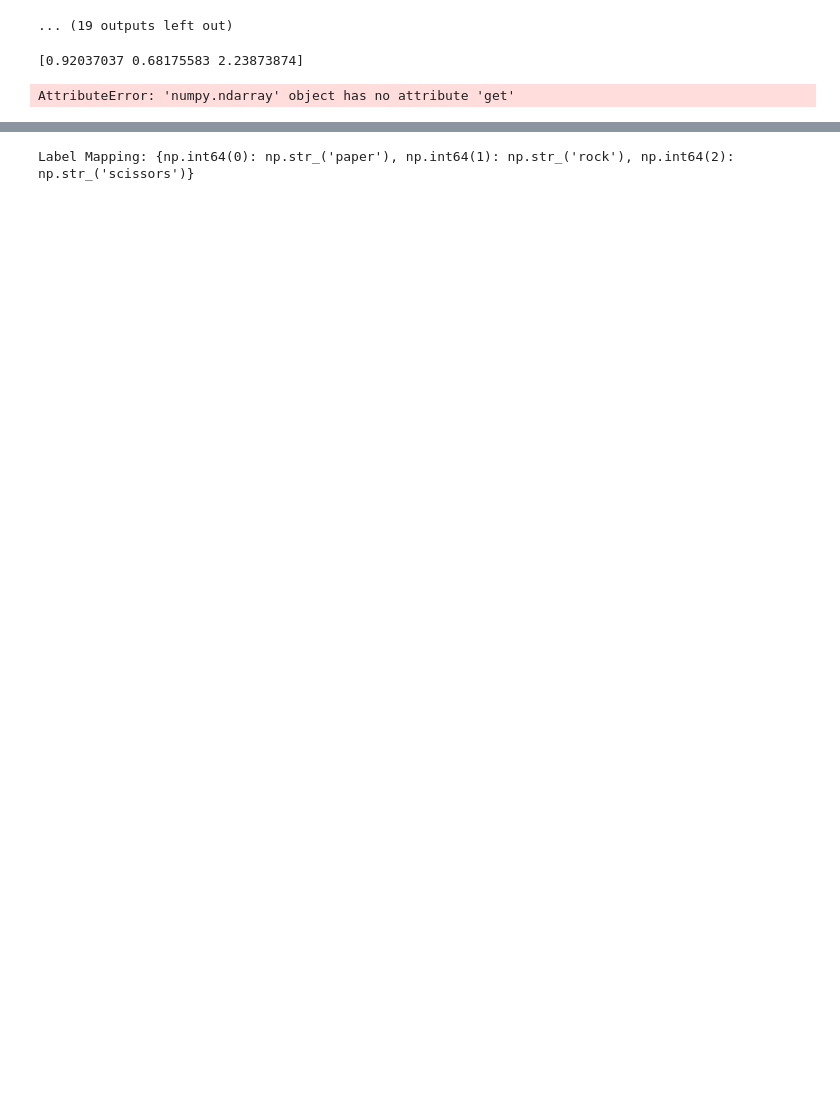
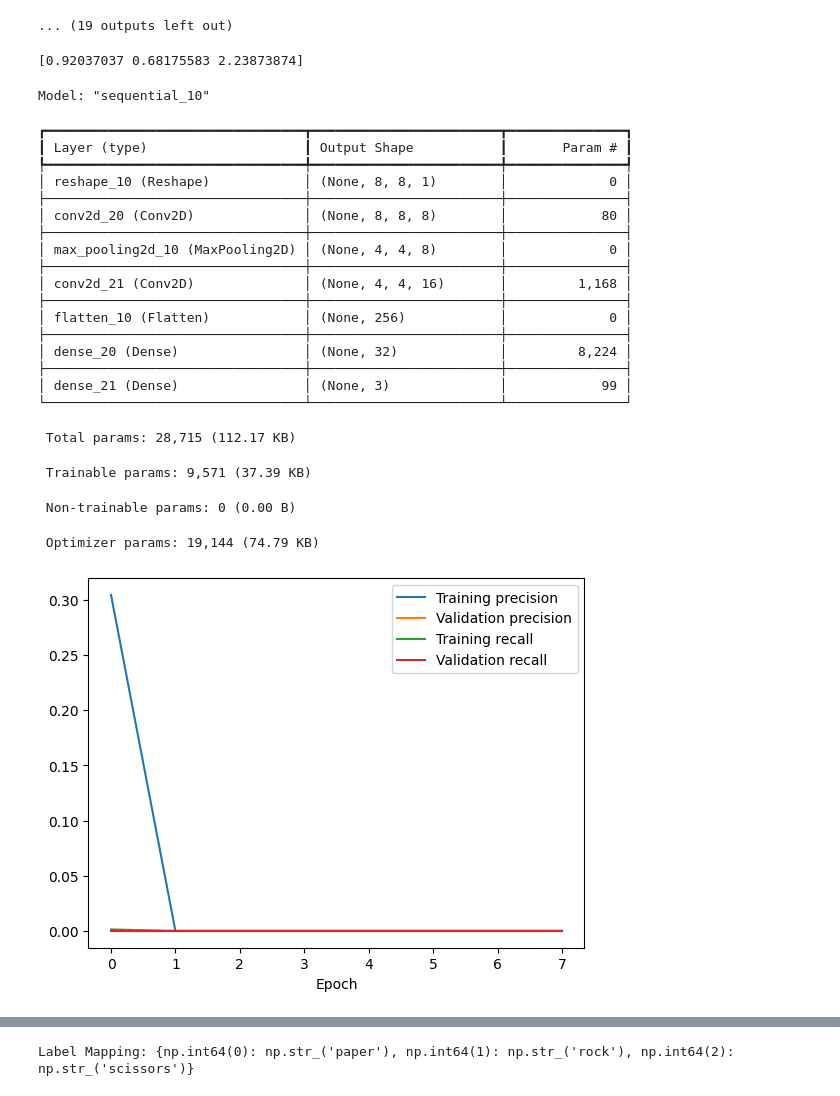
Before and after one commit to PaulaScharf/esp32s2-vl53l8cx-rock-paper-scissors, a Jupyter notebook: train.ipynb, the cells around one changed output, grey strips where cells are left out. Cells and saved outputs as stored; diff of their text form; code cells hidden in the pictures; blank space fills up the shorter version.

```diff
--- a/train.ipynb
+++ b/train.ipynb
@@ -278,33 +279,57 @@ print(class_weights)
 # %%
 ### Train the model on the full dataset ###
 X_train, X_val, y_train, y_val = train_test_split(data_augmented, labels_augmented, test_size=0.1, random_state=42)
 model = create_model()
 # Define early stopping callback to monitor validation loss
 early_stopping = EarlyStopping(monitor='val_loss', patience=7)
 # train model
-history = model.fit(X_train, y_train, epochs=200, batch_size=64, validation_data=(X_val, y_val), callbacks=[early_stopping], verbose=0, class_weight=class_weight_dict )
+history = model.fit(X_train, y_train, epochs=200, batch_size=64, validation_data=(X_val, y_val), callbacks=[early_stopping], verbose=0,
+                    #class_weight=class_weight_dict
+                    )
 model.summary()
 
 # Model speichern
 model.save('training/model.keras')
 
 plt.plot(history.history['loss'], label='Training Loss')
 plt.plot(history.history['val_loss'], label='Validation Loss')
 plt.plot(history.history['accuracy'], label='Training Accuracy')
 plt.plot(history.history['val_accuracy'], label='Validation Accuracy')
 plt.xlabel('Epoch')
 plt.legend()
 plt.savefig('training/loss_accuracy_plot.png')
 plt.clf()
 plt.plot(history.history['precision'], label='Training precision')
 plt.plot(history.history['val_precision'], label='Validation precision')
 plt.plot(history.history['recall'], label='Training recall')
 plt.plot(history.history['val_recall'], label='Validation recall')
 plt.xlabel('Epoch')
 plt.legend()
 plt.savefig('training/precision_recall_plot.png')
 # %% [output]
-AttributeError: 'numpy.ndarray' object has no attribute 'get'
+Model: "sequential_10"
+┏━━━━━━━━━━━━━━━━━━━━━━━━━━━━━━━━━┳━━━━━━━━━━━━━━━━━━━━━━━━┳━━━━━━━━━━━━━━━┓
+┃ Layer (type)                    ┃ Output Shape           ┃       Param # ┃
+┡━━━━━━━━━━━━━━━━━━━━━━━━━━━━━━━━━╇━━━━━━━━━━━━━━━━━━━━━━━━╇━━━━━━━━━━━━━━━┩
+│ reshape_10 (Reshape)            │ (None, 8, 8, 1)        │             0 │
+├─────────────────────────────────┼────────────────────────┼───────────────┤
+│ conv2d_20 (Conv2D)              │ (None, 8, 8, 8)        │            80 │
+├─────────────────────────────────┼────────────────────────┼───────────────┤
+│ max_pooling2d_10 (MaxPooling2D) │ (None, 4, 4, 8)        │             0 │
+├─────────────────────────────────┼────────────────────────┼───────────────┤
+│ conv2d_21 (Conv2D)              │ (None, 4, 4, 16)       │         1,168 │
+├─────────────────────────────────┼────────────────────────┼───────────────┤
+│ flatten_10 (Flatten)            │ (None, 256)            │             0 │
+├─────────────────────────────────┼────────────────────────┼───────────────┤
+│ dense_20 (Dense)                │ (None, 32)             │         8,224 │
+├─────────────────────────────────┼────────────────────────┼───────────────┤
+│ dense_21 (Dense)                │ (None, 3)              │            99 │
+└─────────────────────────────────┴────────────────────────┴───────────────┘
+ Total params: 28,715 (112.17 KB)
+ Trainable params: 9,571 (37.39 KB)
+ Non-trainable params: 0 (0.00 B)
+ Optimizer params: 19,144 (74.79 KB)
+[figure, added]
 # %%
 # Generate predictions
 labels_predicted = model.predict(data_augmented)
```
Also changed, not shown: parts of 8 cells of this notebook, 7 other files.
